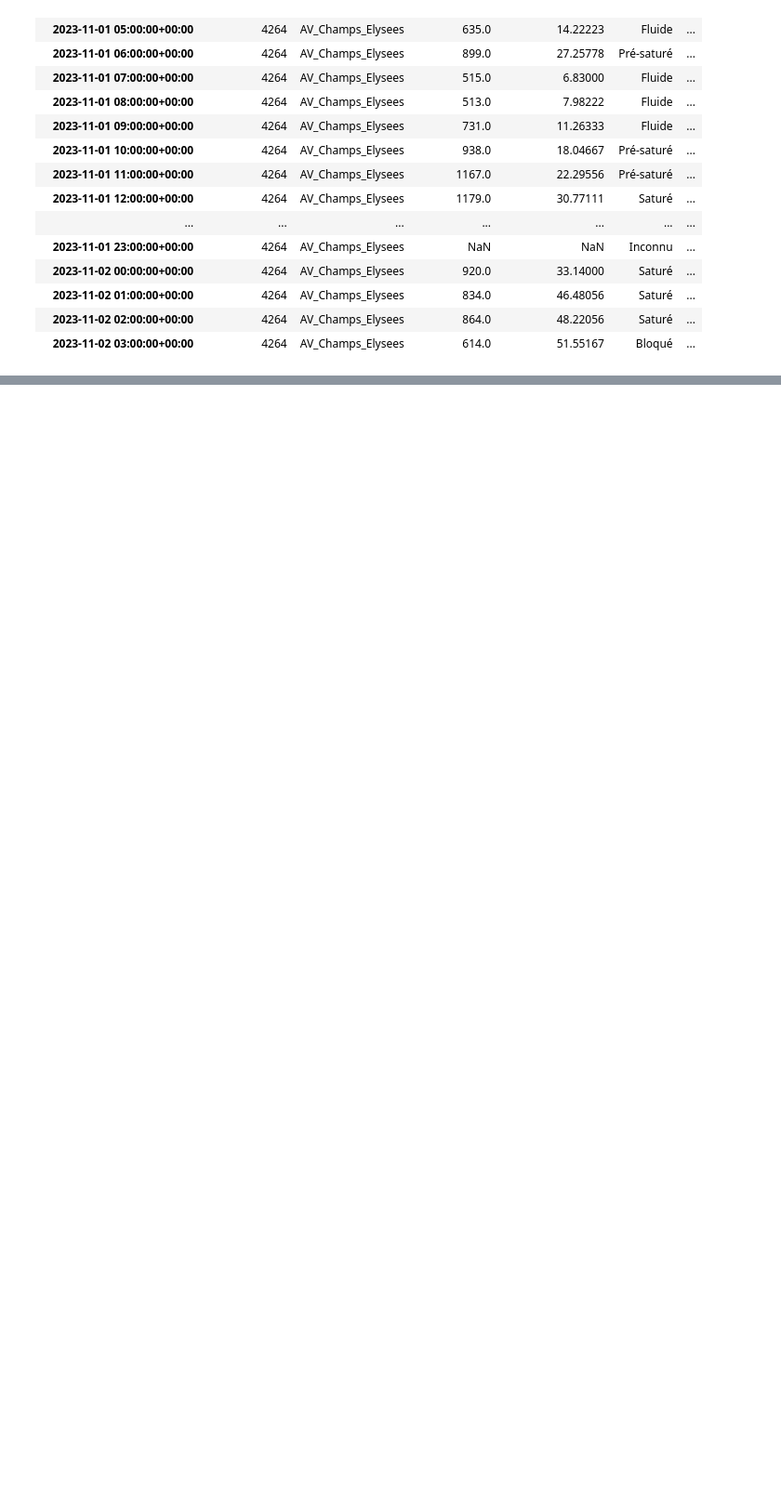
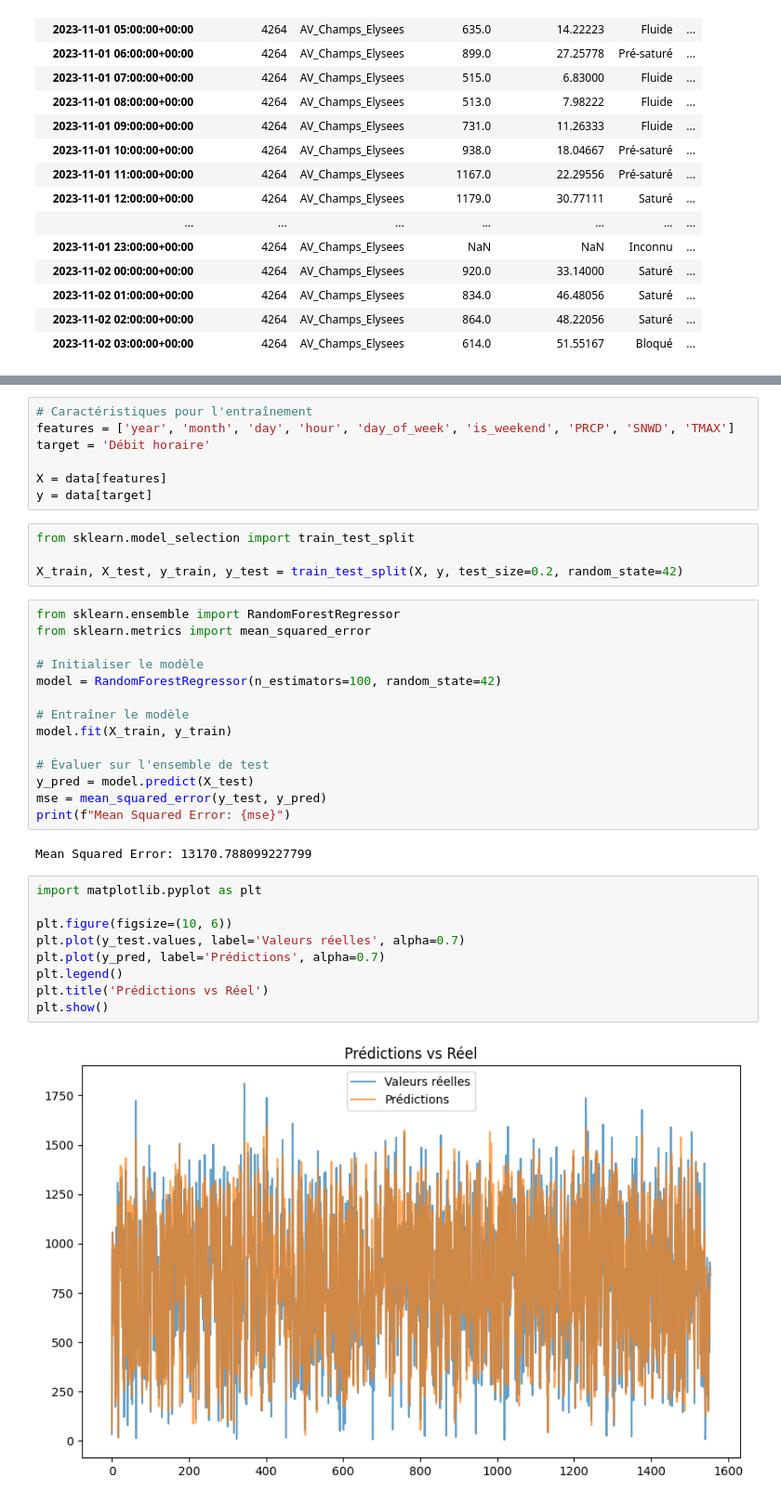
Before and after one commit to louisgthier/paris-traffic-prediction, a Jupyter notebook: pierre_ea.ipynb, the cells around one changed output, grey strips where cells are left out. Shown: that part at 93% size. Drawn from its saved outputs; the diff is of its cells as text; blank space fills up the shorter version.

```diff
--- a/pierre_ea.ipynb
+++ b/pierre_ea.ipynb
@@ -150,0 +213,38 @@ raw_df.head(25)
+# %%
+# Caractéristiques pour l'entraînement
+features = ['year', 'month', 'day', 'hour', 'day_of_week', 'is_weekend', 'PRCP', 'SNWD', 'TMAX']
+target = 'Débit horaire'
+
+X = data[features]
+y = data[target]
+# %%
+from sklearn.model_selection import train_test_split
+
+X_train, X_test, y_train, y_test = train_test_split(X, y, test_size=0.2, random_state=42)
+# %%
+from sklearn.ensemble import RandomForestRegressor
+from sklearn.metrics import mean_squared_error
+
+# Initialiser le modèle
+model = RandomForestRegressor(n_estimators=100, random_state=42)
+
+# Entraîner le modèle
+model.fit(X_train, y_train)
+
+# Évaluer sur l'ensemble de test
+y_pred = model.predict(X_test)
+mse = mean_squared_error(y_test, y_pred)
+print(f"Mean Squared Error: {mse}")
+# %% [output]
+Mean Squared Error: 13170.788099227799
+# %%
+import matplotlib.pyplot as plt
+
+plt.figure(figsize=(10, 6))
+plt.plot(y_test.values, label='Valeurs réelles', alpha=0.7)
+plt.plot(y_pred, label='Prédictions', alpha=0.7)
+plt.legend()
+plt.title('Prédictions vs Réel')
+plt.show()
+# %% [output]
+[figure, added]
```
Also changed, not shown: parts of 4 cells of this notebook.
